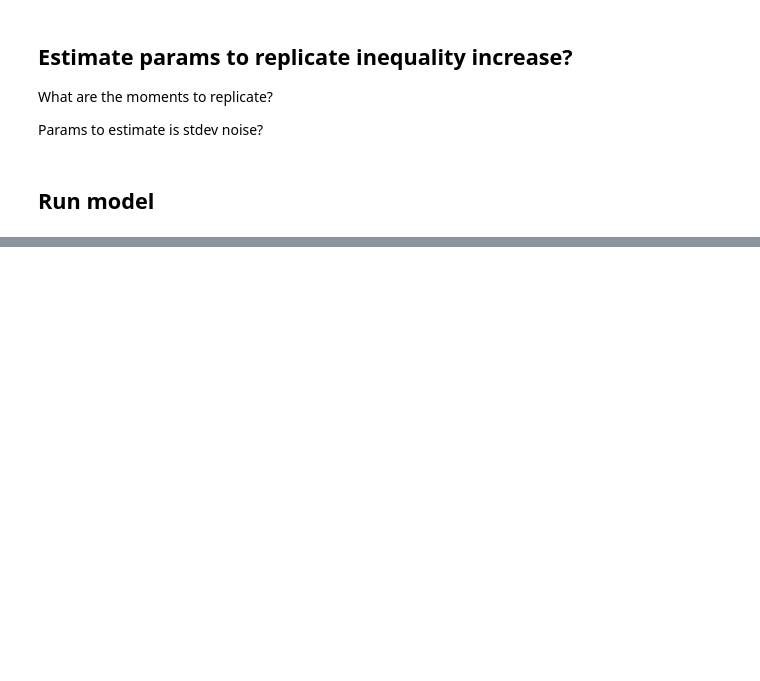
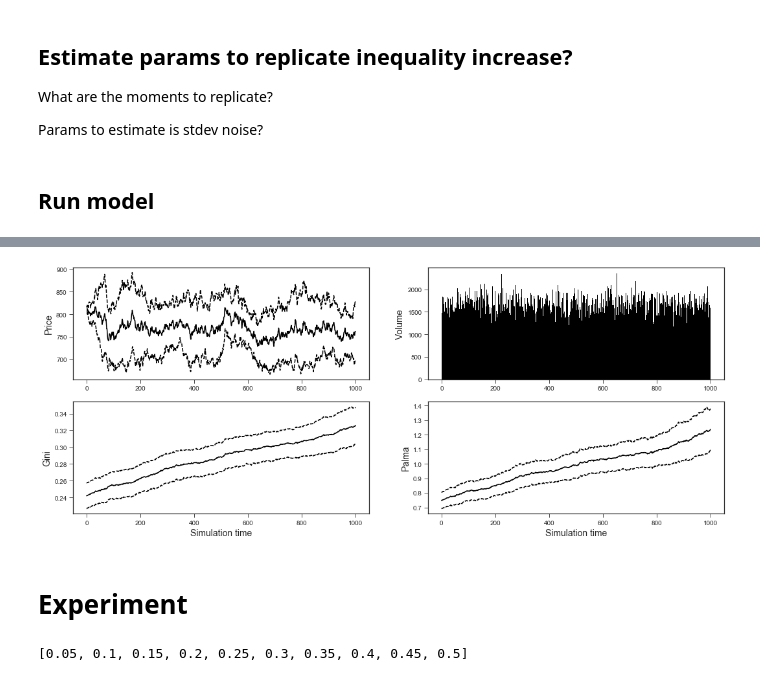
Before and after one commit to joerischasfoort/asset_volatility_wealth_inequality, a Jupyter notebook: stock-volatility-wealthy.ipynb, the cells around one changed output, grey strips where cells are left out. Saved outputs shown, nothing was run; the diff lists cells and outputs as text; code cells hidden in the pictures; blank space fills up the shorter version.

```diff
--- a/stock-volatility-wealthy.ipynb
+++ b/stock-volatility-wealthy.ipynb
@@ -62,0 +209,8 @@ AttributeError: 'TraderParameters' object has no attribute 'horizon'
+# %%
+lower_c_price = []
+upper_c_price = []
+for row in range(len(mc_prices)):
+    price_range = mc_prices.iloc[row]
+    lower, upper = confidence_interval(price_range, np.mean(price_range))
+    lower_c_price.append(max(lower, 0.0))
+    upper_c_price.append(upper)
@@ -62,0 +302,31 @@ AttributeError: 'TraderParameters' object has no attribute 'horizon'
+# %%
+fig, ((ax1, ax2),(ax3, ax4)) = plt.subplots(2, 2, figsize=(18,7))
+
+ax1.plot(mc_prices.index, mc_prices.mean(axis=1), 'k', label='Market')
+ax1.plot(mc_prices.index[:], lower_c_price, 'k--')
+ax1.plot(mc_prices.index[:], upper_c_price, 'k--')
+ax1.set_ylabel('Price', fontsize='14')
+
+ax2.bar(mc_volume.index, mc_volume.mean(axis=1), width=1.0, color='black')
+ax2.set_ylabel('Volume', fontsize='14')
+
+ax3.plot(range(len(av_gini_ot[:])), av_gini_ot[:], 'k')
+ax3.plot(range(len(low_gini_ot[:])), low_gini_ot[:], 'k--')
+ax3.plot(range(len(up_gini_ot[:])), up_gini_ot[:], 'k--')
+ax3.set_ylabel('Gini', fontsize='14')
+
+ax4.plot(range(len(av_gini_ot[:])), av_palma_ot[:], 'k')
+ax4.plot(range(len(low_gini_ot[:])), low_palma_ot[:], 'k--')
+ax4.plot(range(len(up_gini_ot[:])), up_palma_ot[:], 'k--')
+ax4.set_ylabel('Palma', fontsize='14')
+
+
+for ax in (ax3, ax4):
+    ax.set_xlabel('Simulation time', fontsize='14')
+
+
+fig.savefig('uct_baseline_dynamics.png', dpi=200, bbox_inches = 'tight', pad_inches = 0)
+# %% [output]
+[figure, added]
+# %% [markdown]
+# Experiment
@@ -62,0 +338,4 @@ AttributeError: 'TraderParameters' object has no attribute 'horizon'
+# %%
+stdev_fun
+# %% [output]
+[0.05, 0.1, 0.15, 0.2, 0.25, 0.3, 0.35, 0.4, 0.45, 0.5]
```
Also changed, not shown: parts of 51 cells of this notebook, 3 other files.
